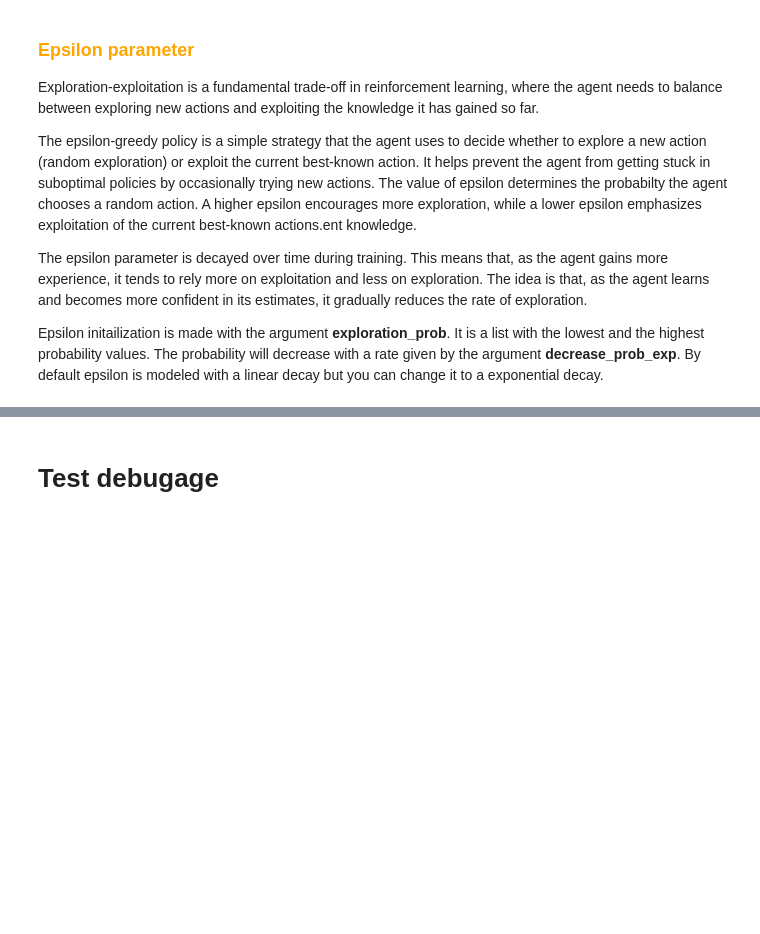
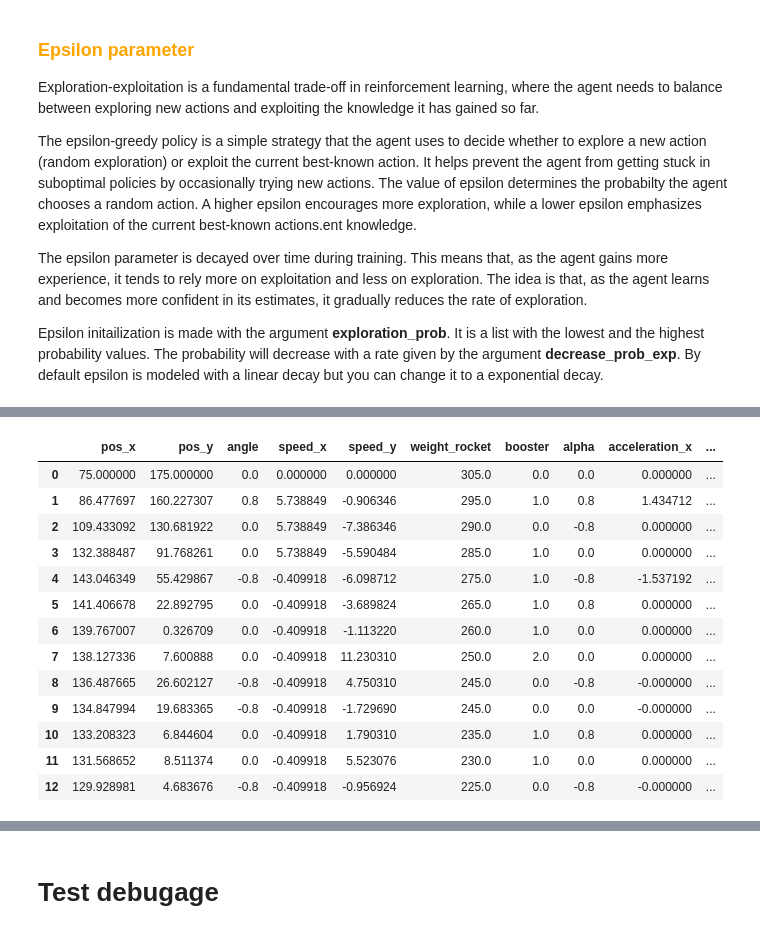
Before and after one commit to jaysenSAW/RL_engine, a Jupyter notebook: notebook/tuto_2b.ipynb, the cells around one changed output, grey strips where cells are left out. Cells and saved outputs as stored; diff of their text form; code cells hidden in the pictures; blank space fills up the shorter version.

```diff
--- a/notebook/tuto_2b.ipynb
+++ b/notebook/tuto_2b.ipynb
@@ -118,0 +124,17 @@ MemoryError
+# %%
+pd.DataFrame(RL.train_sucess_episode[list(RL.train_sucess_episode.keys())[-1]]['states'])
+# %% [output]
+|  | pos_x | pos_y | angle | speed_x | speed_y | weight_rocket | booster | alpha | acceleration_x | ... |
+| 0 | 75.000000 | 175.000000 | 0.0 | 0.000000 | 0.000000 | 305.0 | 0.0 | 0.0 | 0.000000 | ... |
+| 1 | 86.477697 | 160.227307 | 0.8 | 5.738849 | -0.906346 | 295.0 | 1.0 | 0.8 | 1.434712 | ... |
+| 2 | 109.433092 | 130.681922 | 0.0 | 5.738849 | -7.386346 | 290.0 | 0.0 | -0.8 | 0.000000 | ... |
+| 3 | 132.388487 | 91.768261 | 0.0 | 5.738849 | -5.590484 | 285.0 | 1.0 | 0.0 | 0.000000 | ... |
+| 4 | 143.046349 | 55.429867 | -0.8 | -0.409918 | -6.098712 | 275.0 | 1.0 | -0.8 | -1.537192 | ... |
+| 5 | 141.406678 | 22.892795 | 0.0 | -0.409918 | -3.689824 | 265.0 | 1.0 | 0.8 | 0.000000 | ... |
+| 6 | 139.767007 | 0.326709 | 0.0 | -0.409918 | -1.113220 | 260.0 | 1.0 | 0.0 | 0.000000 | ... |
+| 7 | 138.127336 | 7.600888 | 0.0 | -0.409918 | 11.230310 | 250.0 | 2.0 | 0.0 | 0.000000 | ... |
+| 8 | 136.487665 | 26.602127 | -0.8 | -0.409918 | 4.750310 | 245.0 | 0.0 | -0.8 | -0.000000 | ... |
+| 9 | 134.847994 | 19.683365 | -0.8 | -0.409918 | -1.729690 | 245.0 | 0.0 | 0.0 | -0.000000 | ... |
+| 10 | 133.208323 | 6.844604 | 0.0 | -0.409918 | 1.790310 | 235.0 | 1.0 | 0.8 | 0.000000 | ... |
+| 11 | 131.568652 | 8.511374 | 0.0 | -0.409918 | 5.523076 | 230.0 | 1.0 | 0.0 | 0.000000 | ... |
+| 12 | 129.928981 | 4.683676 | -0.8 | -0.409918 | -0.956924 | 225.0 | 0.0 | -0.8 | -0.000000 | ... |
```
Also changed, not shown: parts of 27 cells of this notebook.
